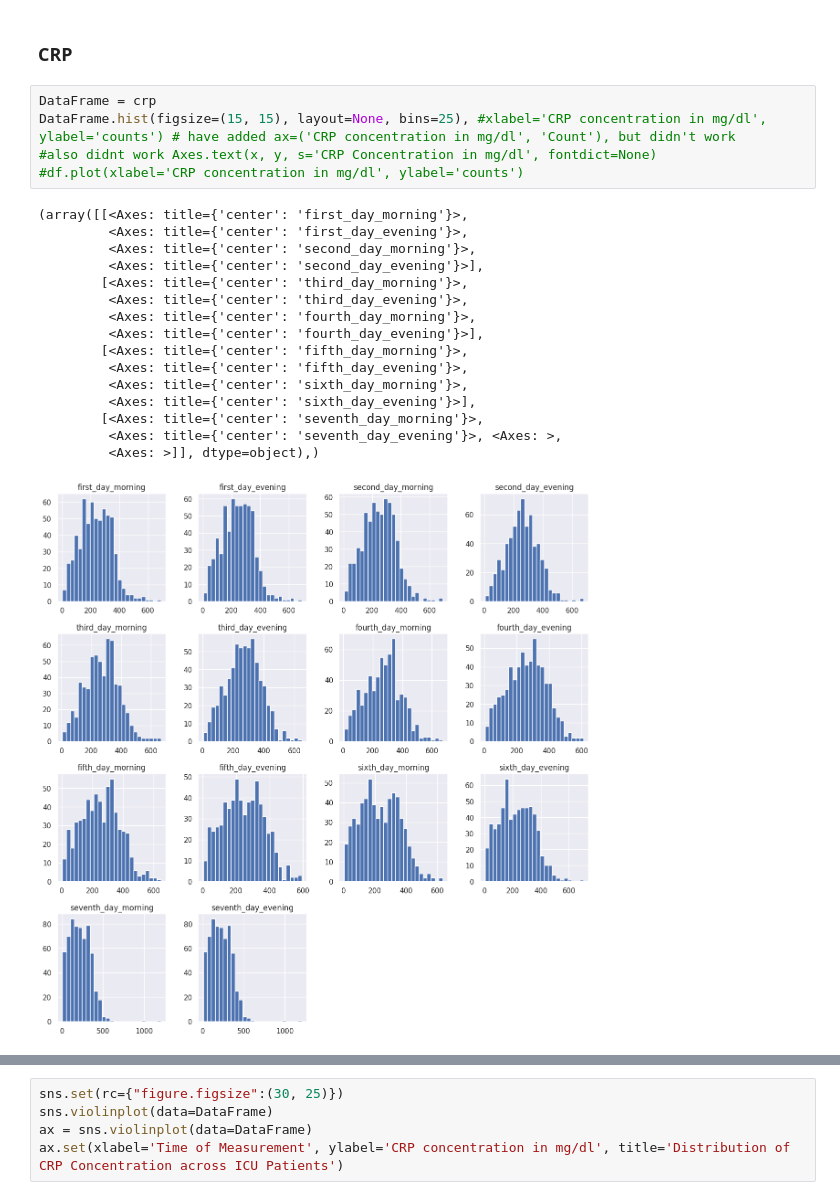
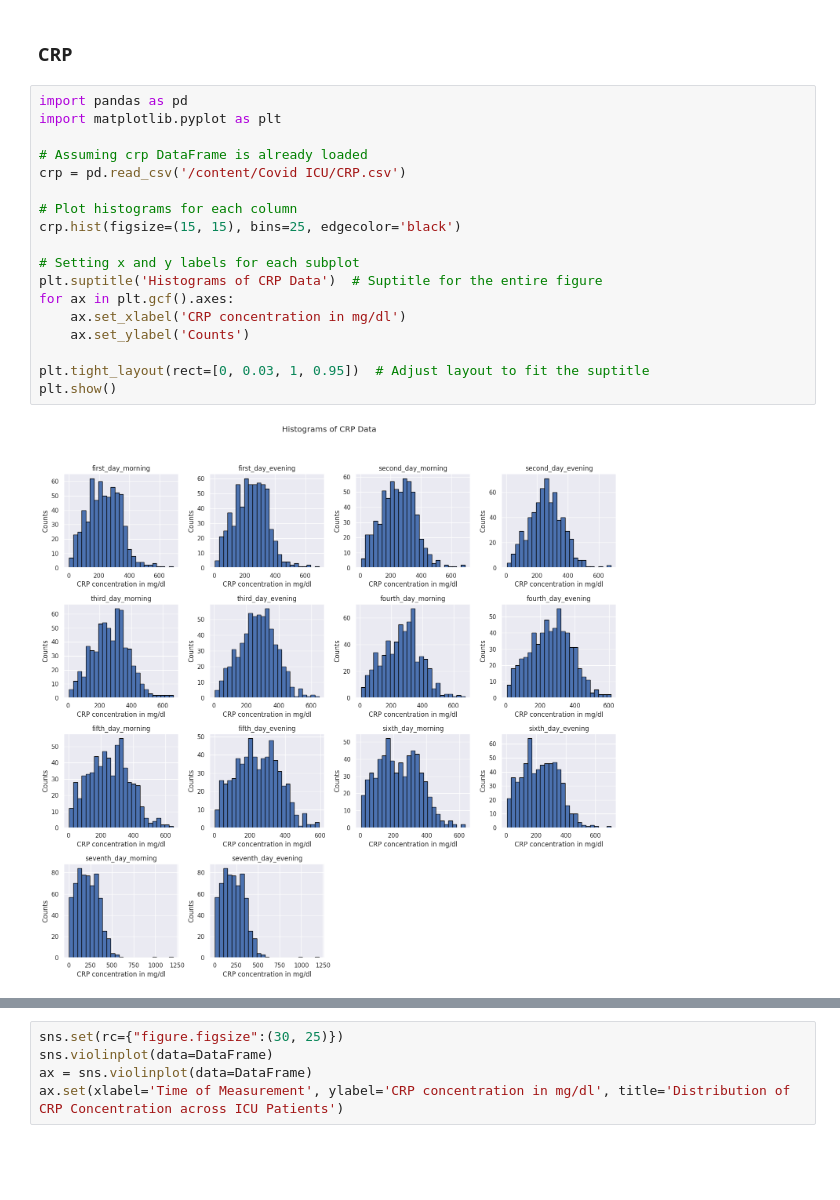
Before and after one commit to LauraBMueller/LauraBMueller, a Jupyter notebook: bt712464_LauraMueller.ipynb, the cells around one changed output, grey strips where cells are left out. Saved outputs shown, nothing was run; the diff lists cells and outputs as text; blank space fills up the shorter version.

```diff
--- a/bt712464_LauraMueller.ipynb
+++ b/bt712464_LauraMueller.ipynb
@@ -712,28 +712,26 @@ dtype: float64
 ## Histograms
 # %% [markdown]
 ### CRP
-# %%
-DataFrame = crp
-DataFrame.hist(figsize=(15, 15), layout=None, bins=25), #xlabel='CRP concentration in mg/dl', ylabel='counts') # have added ax=('CRP concentration in mg/dl', 'Count'), but didn't work
-#also didnt work Axes.text(x, y, s='CRP Concentration in mg/dl', fontdict=None)
-#df.plot(xlabel='CRP concentration in mg/dl', ylabel='counts')
-# %% [output]
-(array([[<Axes: title={'center': 'first_day_morning'}>,
-         <Axes: title={'center': 'first_day_evening'}>,
-         <Axes: title={'center': 'second_day_morning'}>,
-         <Axes: title={'center': 'second_day_evening'}>],
-        [<Axes: title={'center': 'third_day_morning'}>,
-         <Axes: title={'center': 'third_day_evening'}>,
-         <Axes: title={'center': 'fourth_day_morning'}>,
-         <Axes: title={'center': 'fourth_day_evening'}>],
-        [<Axes: title={'center': 'fifth_day_morning'}>,
-         <Axes: title={'center': 'fifth_day_evening'}>,
-         <Axes: title={'center': 'sixth_day_morning'}>,
-         <Axes: title={'center': 'sixth_day_evening'}>],
-        [<Axes: title={'center': 'seventh_day_morning'}>,
-         <Axes: title={'center': 'seventh_day_evening'}>, <Axes: >,
-         <Axes: >]], dtype=object),)
-[figure, removed]
+# %%
+import pandas as pd
+import matplotlib.pyplot as plt
+
+# Assuming crp DataFrame is already loaded
+crp = pd.read_csv('/content/Covid ICU/CRP.csv')
+
+# Plot histograms for each column
+crp.hist(figsize=(15, 15), bins=25, edgecolor='black')
+
+# Setting x and y labels for each subplot
+plt.suptitle('Histograms of CRP Data')  # Suptitle for the entire figure
+for ax in plt.gcf().axes:
+    ax.set_xlabel('CRP concentration in mg/dl')
+    ax.set_ylabel('Counts')
+
+plt.tight_layout(rect=[0, 0.03, 1, 0.95])  # Adjust layout to fit the suptitle
+plt.show()
+# %% [output]
+[figure, added]
 # %%
 DataFrame = crp
 DataFrame.boxplot(figsize=(30,25))
```
Also changed, not shown: parts of 15 cells of this notebook.
